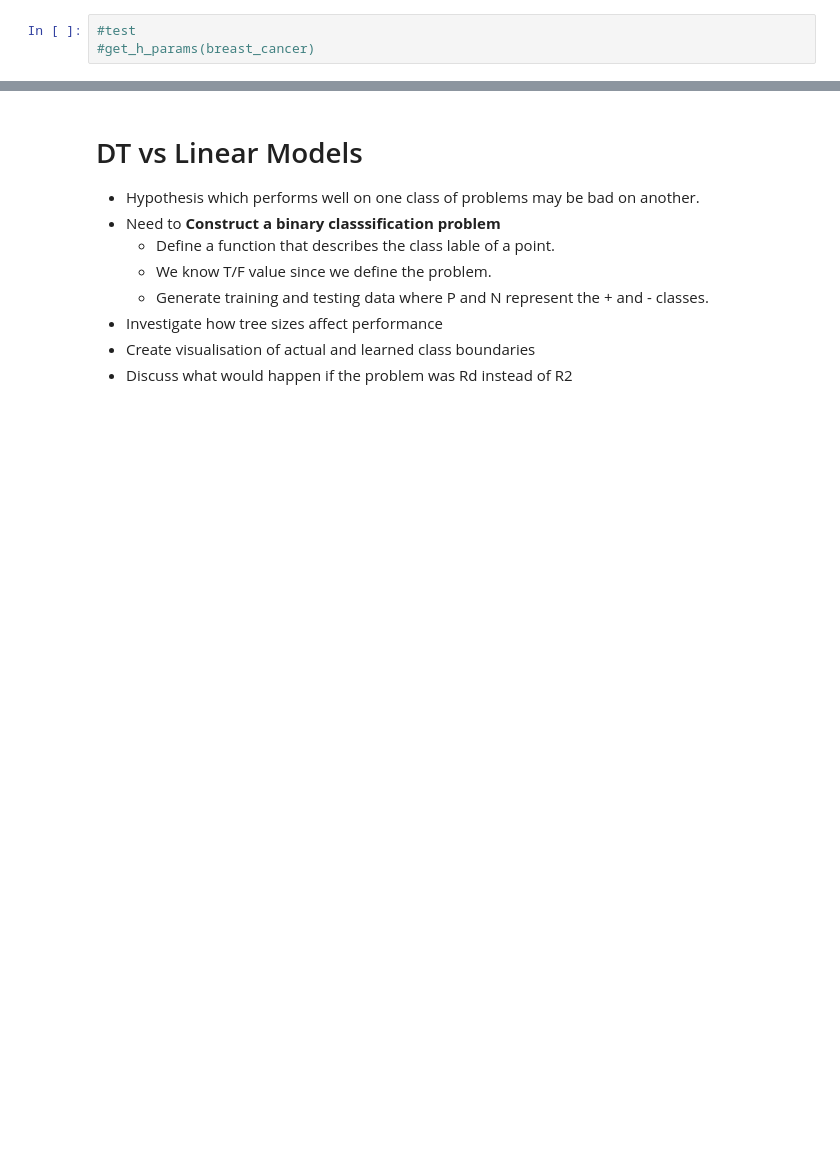
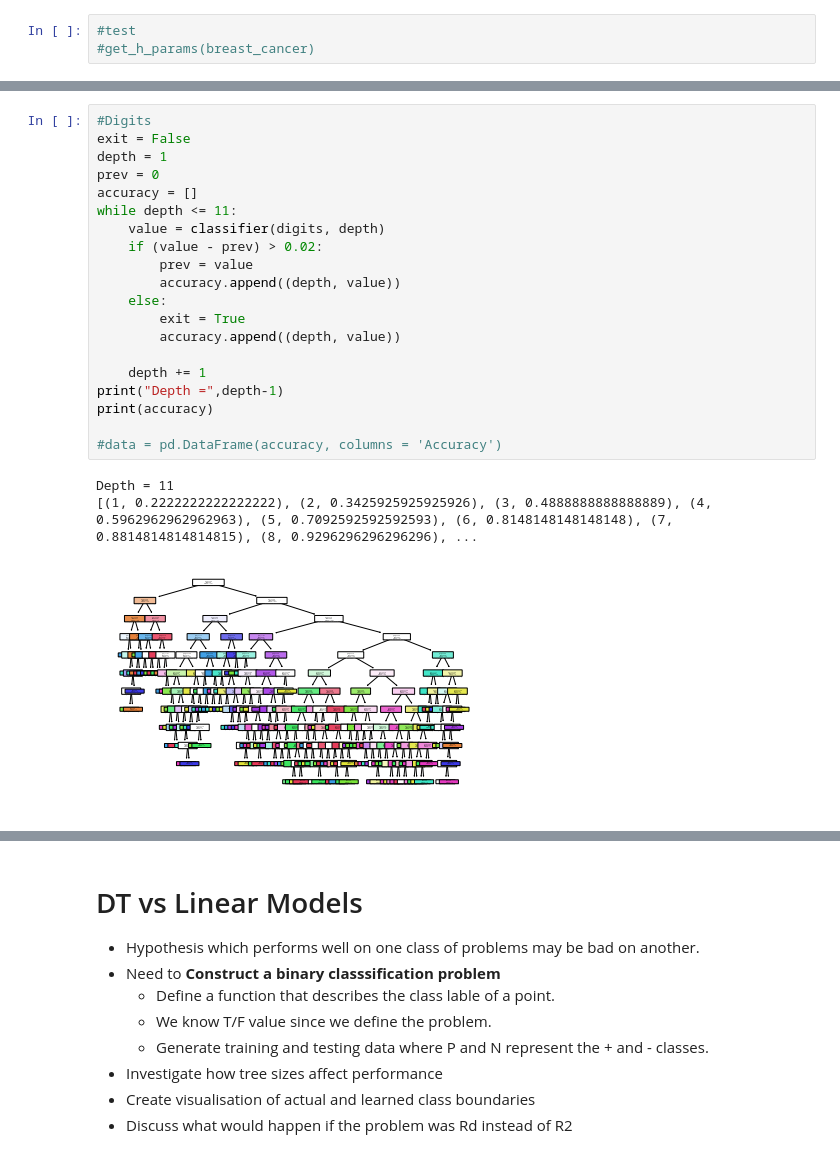
Before and after one commit to t-bingham/ML_Assignment_1, a Jupyter notebook: Assignment 1 Notebook.ipynb, the cells around one changed output, grey strips where cells are left out. Cells and saved outputs as stored; diff of their text form; blank space fills up the shorter version.

```diff
--- a/Assignment 1 Notebook.ipynb
+++ b/Assignment 1 Notebook.ipynb
@@ -151 +211,25 @@ for train_index, test_index in kf_data.split(X_train_dataset):
+# %%
+#Digits
+exit = False
+depth = 1
+prev = 0
+accuracy = []
+while depth <= 11:
+    value = classifier(digits, depth)
+    if (value - prev) > 0.02:
+        prev = value
+        accuracy.append((depth, value))
+    else:
+        exit = True
+        accuracy.append((depth, value))
+
+    depth += 1
+print("Depth =",depth-1)
+print(accuracy)
+
+#data = pd.DataFrame(accuracy, columns = 'Accuracy')
+# %% [output]
+Depth = 11
+[(1, 0.2222222222222222), (2, 0.3425925925925926), (3, 0.4888888888888889), (4, 0.5962962962962963), (5, 0.7092592592592593), (6, 0.8148148148148148), (7, 0.8814814814814815), (8, 0.9296296296296296), ...
+[figure, added]
 # %%
```
Also changed, not shown: parts of 7 cells of this notebook.
